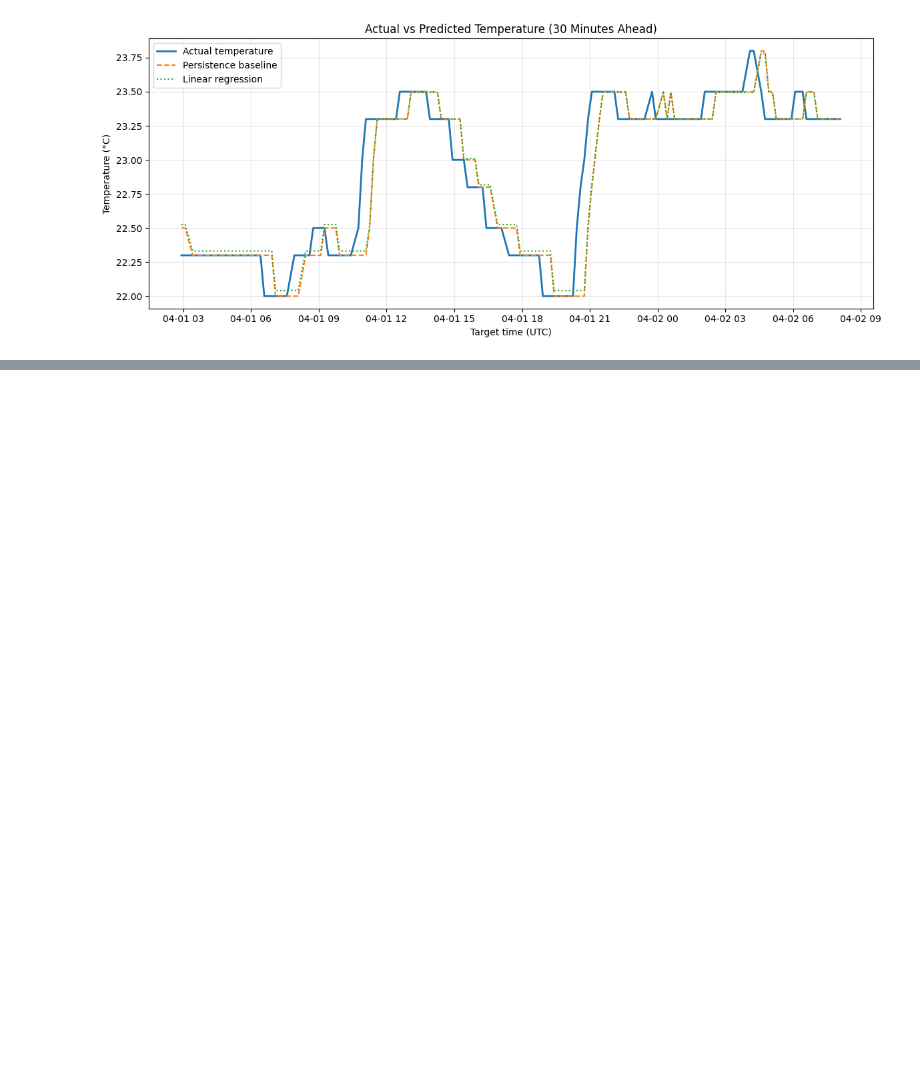
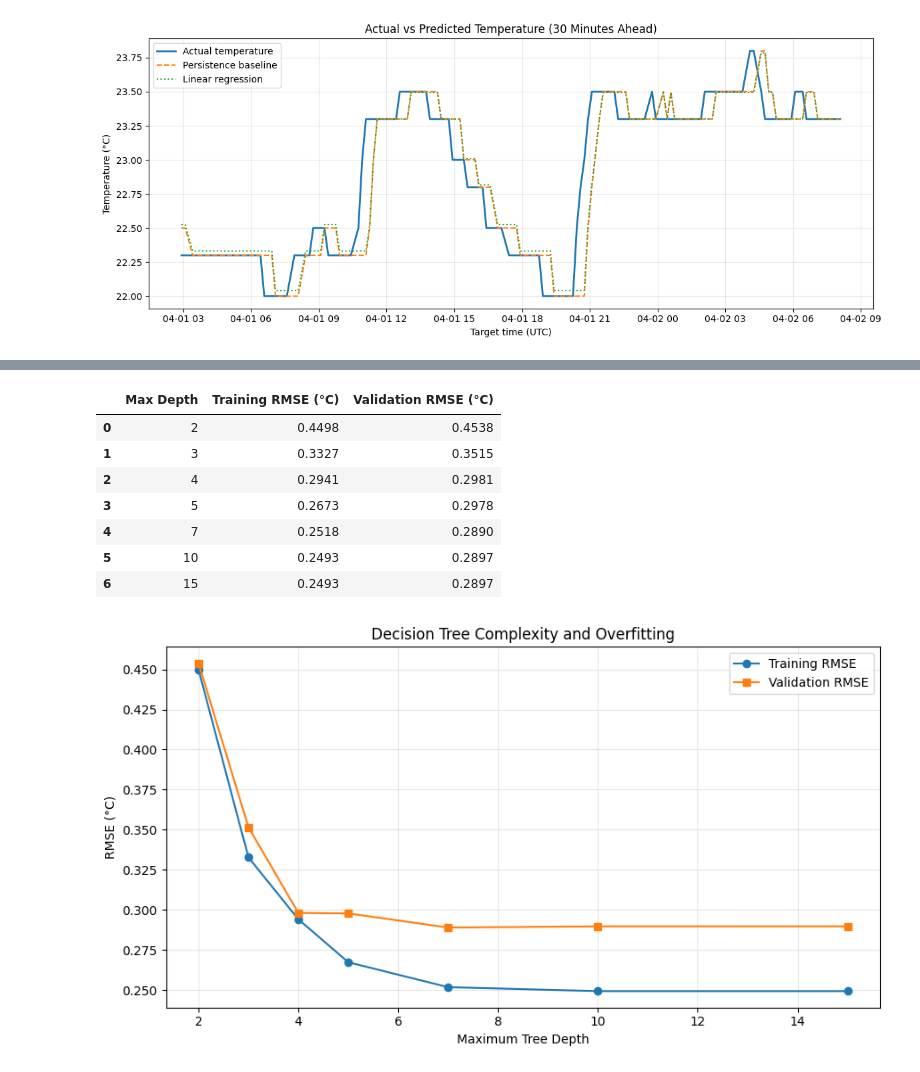
Before and after one commit to carolyndevadoss/MMA3001-Project, a Jupyter notebook: examples/MMA3001_Temperature_Prediction.ipynb, the cells around one changed output, grey strips where cells are left out. Saved outputs shown, nothing was run; the diff lists cells and outputs as text; code cells hidden in the pictures; blank space fills up the shorter version.

Commit message:
Complete temperature prediction model comparison and optimisation

```diff
--- a/examples/MMA3001_Temperature_Prediction.ipynb
+++ b/examples/MMA3001_Temperature_Prediction.ipynb
@@ -472,0 +984,70 @@ plt.show()
+# %%
+overfitting_results = []
+
+for depth in tree_depths:
+
+    model = DecisionTreeRegressor(
+        max_depth=depth,
+        min_samples_leaf=5,
+        random_state=42
+    )
+
+    model.fit(X_train_opt, y_train_opt)
+
+    # Predictions on training and validation data
+    train_predictions = model.predict(X_train_opt)
+    val_predictions = model.predict(X_val_opt)
+
+    # Calculate RMSE for both datasets
+    train_rmse = np.sqrt(
+        mean_squared_error(y_train_opt, train_predictions)
+    )
+
+    val_rmse = np.sqrt(
+        mean_squared_error(y_val_opt, val_predictions)
+    )
+
+    overfitting_results.append({
+        "Max Depth": depth,
+        "Training RMSE (°C)": train_rmse,
+        "Validation RMSE (°C)": val_rmse
+    })
+
+overfitting_df = pd.DataFrame(overfitting_results)
+
+display(overfitting_df.round(4))
+
+# Visualise training and validation error
+plt.figure(figsize=(9, 5))
+
+plt.plot(
+    overfitting_df["Max Depth"],
+    overfitting_df["Training RMSE (°C)"],
+    marker="o",
+    label="Training RMSE"
+)
+
+plt.plot(
+    overfitting_df["Max Depth"],
+    overfitting_df["Validation RMSE (°C)"],
+    marker="s",
+    label="Validation RMSE"
+)
+
+plt.xlabel("Maximum Tree Depth")
+plt.ylabel("RMSE (°C)")
+plt.title("Decision Tree Complexity and Overfitting")
+plt.legend()
+plt.grid(True, alpha=0.3)
+plt.tight_layout()
+plt.show()
+# %% [output]
+|  | Max Depth | Training RMSE (°C) | Validation RMSE (°C) |
+| 0 | 2 | 0.4498 | 0.4538 |
+| 1 | 3 | 0.3327 | 0.3515 |
+| 2 | 4 | 0.2941 | 0.2981 |
+| 3 | 5 | 0.2673 | 0.2978 |
+| 4 | 7 | 0.2518 | 0.2890 |
+| 5 | 10 | 0.2493 | 0.2897 |
+| 6 | 15 | 0.2493 | 0.2897 |
+[figure, added]
```
Also changed, not shown: parts of 9 cells of this notebook.
